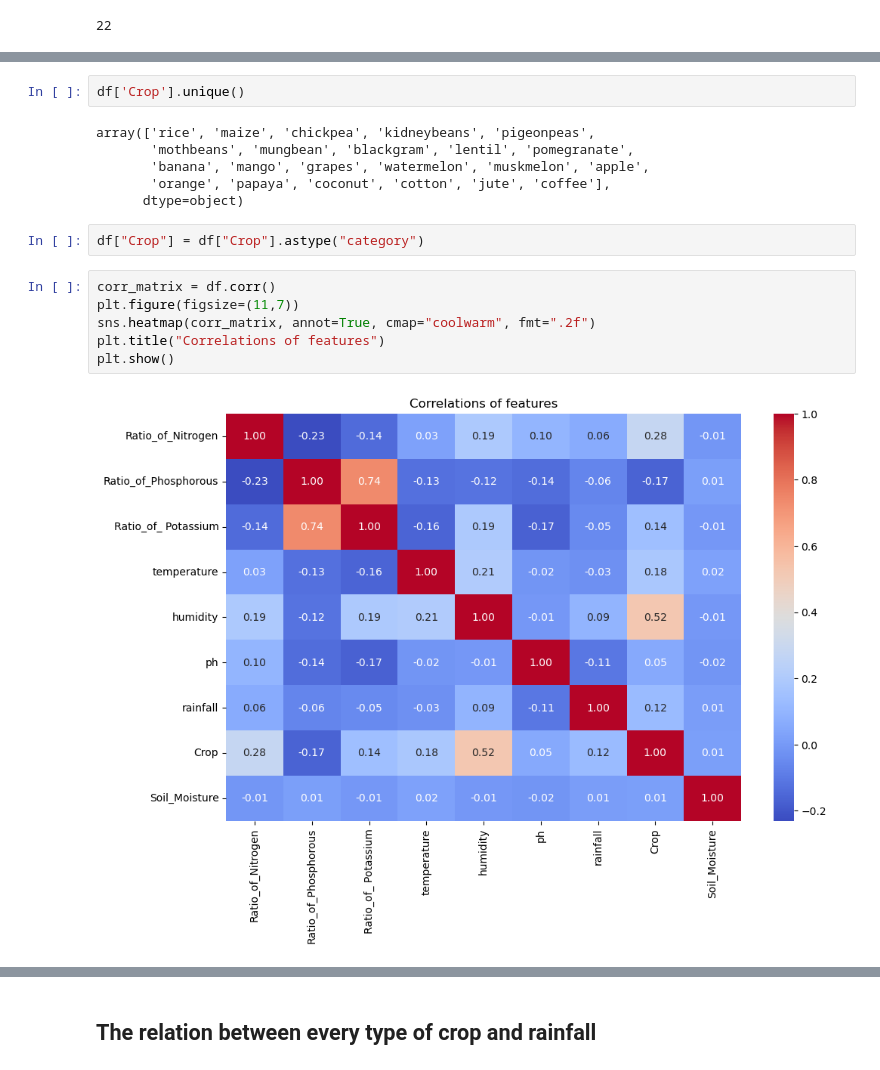
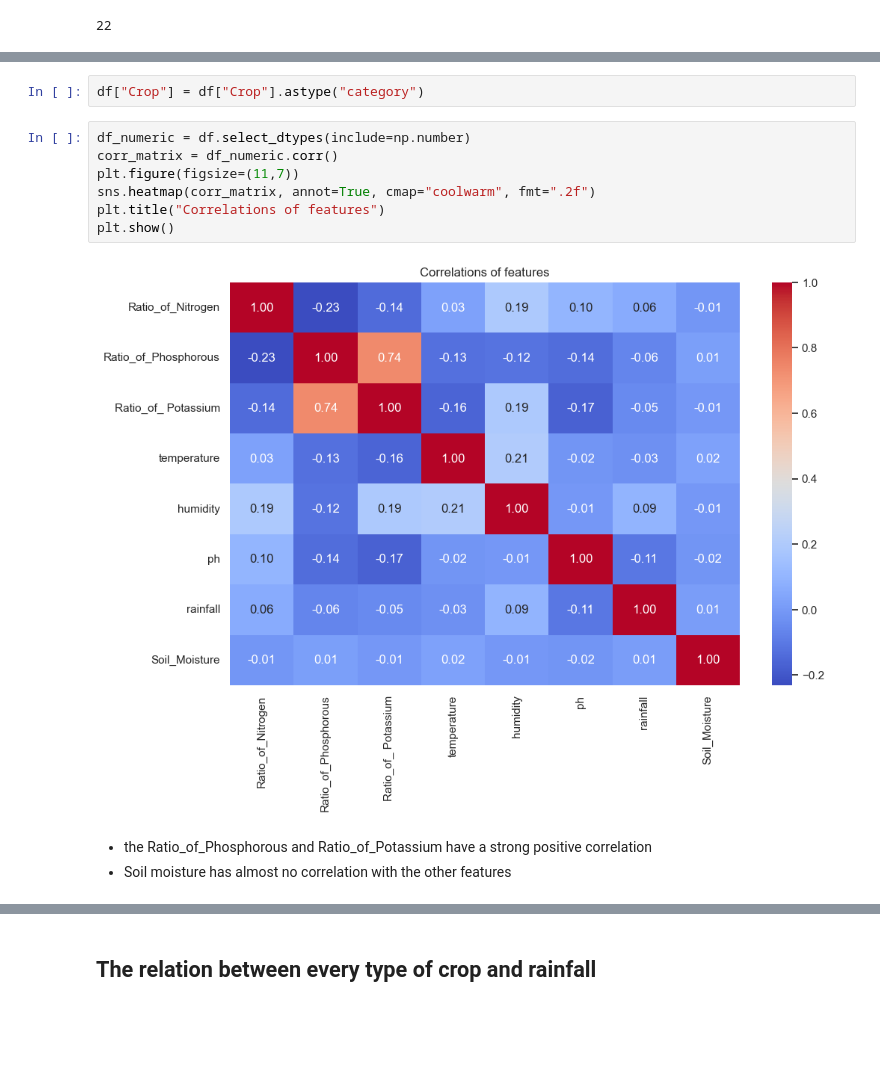
Before and after one commit to samamohamedd/DEPI-Project, a Jupyter notebook: code.ipynb, the cells around one changed output, grey strips where cells are left out. Saved outputs shown, nothing was run; the diff lists cells and outputs as text; blank space fills up the shorter version.

Commit message:
diagrams added

```diff
--- a/code.ipynb
+++ b/code.ipynb
@@ -106,24 +112,20 @@ kidneybeans    100
 chickpea       100
 coffee         100
 Name: count, dtype: int64
-# %%
-df['Crop'].unique()
-# %% [output]
-array(['rice', 'maize', 'chickpea', 'kidneybeans', 'pigeonpeas',
-       'mothbeans', 'mungbean', 'blackgram', 'lentil', 'pomegranate',
-       'banana', 'mango', 'grapes', 'watermelon', 'muskmelon', 'apple',
-       'orange', 'papaya', 'coconut', 'cotton', 'jute', 'coffee'],
-      dtype=object)
 # %%
 df["Crop"] = df["Crop"].astype("category")
 # %%
-corr_matrix = df.corr()
+df_numeric = df.select_dtypes(include=np.number)
+corr_matrix = df_numeric.corr()
 plt.figure(figsize=(11,7))
 sns.heatmap(corr_matrix, annot=True, cmap="coolwarm", fmt=".2f")
 plt.title("Correlations of features")
 plt.show()
 # %% [output]
-[figure, old version]
+[figure, new version]
+# %% [markdown]
+- the Ratio_of_Phosphorous and Ratio_of_Potassium have a strong positive correlation
+- Soil moisture has almost no correlation with the other features
 # %%
 plt.figure(figsize=(13,7))
 sns.boxplot(data=df, orient="h")
```
Also changed, not shown: parts of 31 cells of this notebook, 10 other files.
